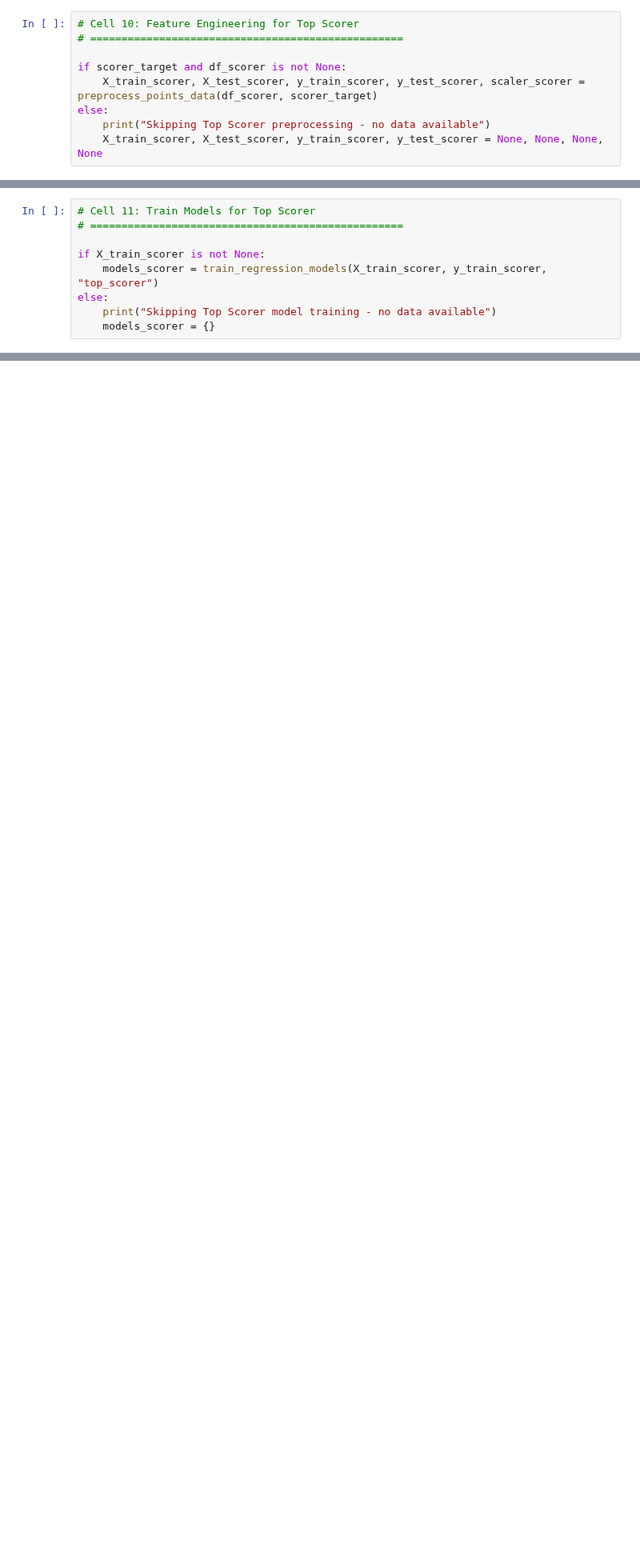
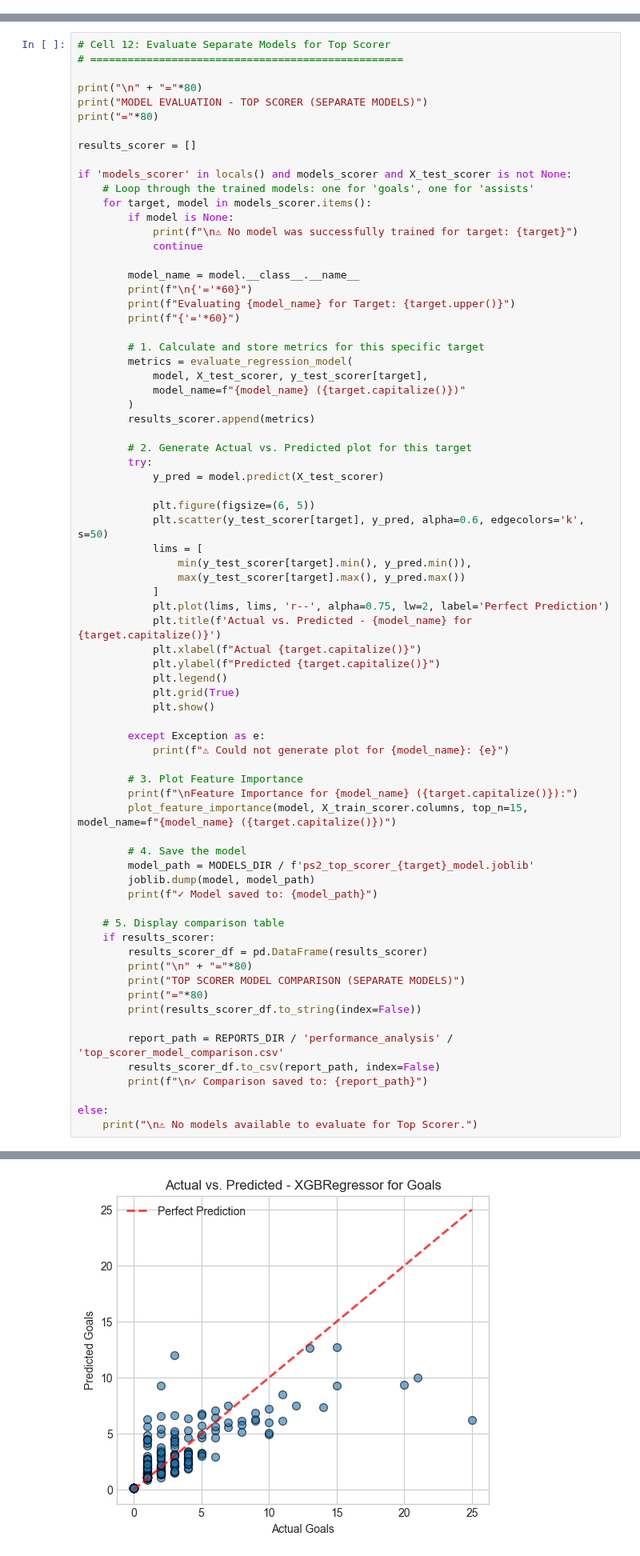
Before and after one commit to springboardmentor345a-create/Projects_2, a Jupyter notebook: notebooks/TopScorer_TotalPoints.ipynb, the cells around one changed output, grey strips where cells are left out. Shown at 80% size. Drawn from its saved outputs; the diff is of its cells as text; blank space fills up the shorter version.

```diff
--- a/notebooks/TopScorer_TotalPoints.ipynb
+++ b/notebooks/TopScorer_TotalPoints.ipynb
@@ -908,9 +1008,0 @@ Name: goals, dtype: float64
-# %%
-# Cell 10: Feature Engineering for Top Scorer
-# ==================================================
-
-if scorer_target and df_scorer is not None:
-    X_train_scorer, X_test_scorer, y_train_scorer, y_test_scorer, scaler_scorer = preprocess_points_data(df_scorer, scorer_target)
-else:
-    print("Skipping Top Scorer preprocessing - no data available")
-    X_train_scorer, X_test_scorer, y_train_scorer, y_test_scorer = None, None, None, None
@@ -937,9 +1008,0 @@ Target range: 0.00 to 29.00
-# %%
-# Cell 11: Train Models for Top Scorer
-# ==================================================
-
-if X_train_scorer is not None:
-    models_scorer = train_regression_models(X_train_scorer, y_train_scorer, "top_scorer")
-else:
-    print("Skipping Top Scorer model training - no data available")
-    models_scorer = {}
@@ -1195,0 +1514,74 @@ The pipeline successfully demonstrates multi-target regression for player perfor
+# %%
+# Cell 12: Evaluate Separate Models for Top Scorer
+# ==================================================
+
+print("\n" + "="*80)
+print("MODEL EVALUATION - TOP SCORER (SEPARATE MODELS)")
+print("="*80)
+
+results_scorer = []
+
+if 'models_scorer' in locals() and models_scorer and X_test_scorer is not None:
+    # Loop through the trained models: one for 'goals', one for 'assists'
+    for target, model in models_scorer.items():
+        if model is None:
+            print(f"\n⚠ No model was successfully trained for target: {target}")
+            continue
+
+        model_name = model.__class__.__name__
+        print(f"\n{'='*60}")
+        print(f"Evaluating {model_name} for Target: {target.upper()}")
+        print(f"{'='*60}")
+
+        # 1. Calculate and store metrics for this specific target
+        metrics = evaluate_regression_model(
+            model, X_test_scorer, y_test_scorer[target],
+            model_name=f"{model_name} ({target.capitalize()})"
+        )
+        results_scorer.append(metrics)
+
+        # 2. Generate Actual vs. Predicted plot for this target
+        try:
+            y_pred = model.predict(X_test_scorer)
+
+            plt.figure(figsize=(6, 5))
+            plt.scatter(y_test_scorer[target], y_pred, alpha=0.6, edgecolors='k', s=50)
+            lims = [
+                min(y_test_scorer[target].min(), y_pred.min()),
+                max(y_test_scorer[target].max(), y_pred.max())
+            ]
+            plt.plot(lims, lims, 'r--', alpha=0.75, lw=2, label='Perfect Prediction')
+            plt.title(f'Actual vs. Predicted - {model_name} for {target.capitalize()}')
+            plt.xlabel(f"Actual {target.capitalize()}")
+            plt.ylabel(f"Predicted {target.capitalize()}")
+            plt.legend()
+            plt.grid(True)
+            plt.show()
+
+        except Exception as e:
+            print(f"⚠ Could not generate plot for {model_name}: {e}")
+
+        # 3. Plot Feature Importance
+        print(f"\nFeature Importance for {model_name} ({target.capitalize()}):")
+        plot_feature_importance(model, X_train_scorer.columns, top_n=15, model_name=f"{model_name} ({target.capitalize()})")
+
+        # 4. Save the model
+        model_path = MODELS_DIR / f'ps2_top_scorer_{target}_model.joblib'
+        joblib.dump(model, model_path)
+        print(f"✓ Model saved to: {model_path}")
+
+    # 5. Display comparison table
+    if results_scorer:
+        results_scorer_df = pd.DataFrame(results_scorer)
+        print("\n" + "="*80)
+        print("TOP SCORER MODEL COMPARISON (SEPARATE MODELS)")
+        print("="*80)
+        print(results_scorer_df.to_string(index=False))
+
+        report_path = REPORTS_DIR / 'performance_analysis' / 'top_scorer_model_comparison.csv'
+        results_scorer_df.to_csv(report_path, index=False)
+        print(f"\n✓ Comparison saved to: {report_path}")
+
+else:
+    print("\n⚠ No models available to evaluate for Top Scorer.")
+# %% [output]
@@ -1195,0 +1599 @@ The pipeline successfully demonstrates multi-target regression for player perfor
+[figure, added]
```
Also changed, not shown: parts of 29 cells of this notebook, 31 other files.
